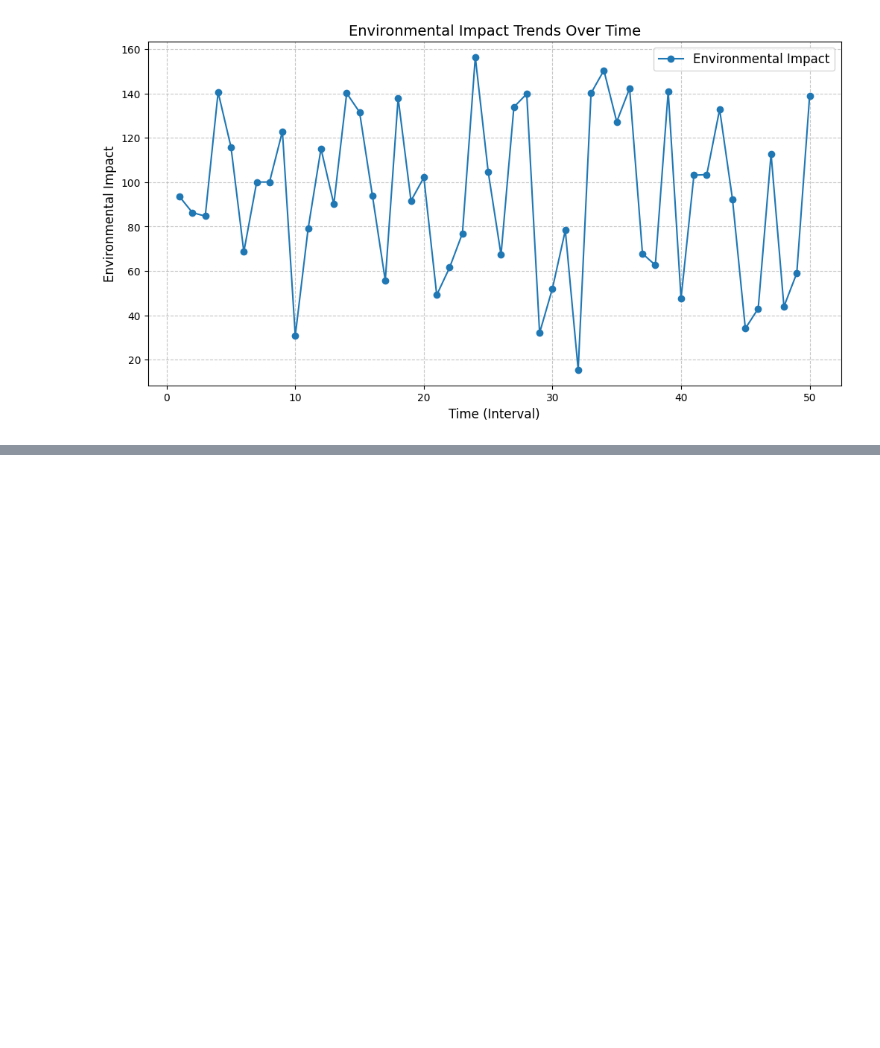
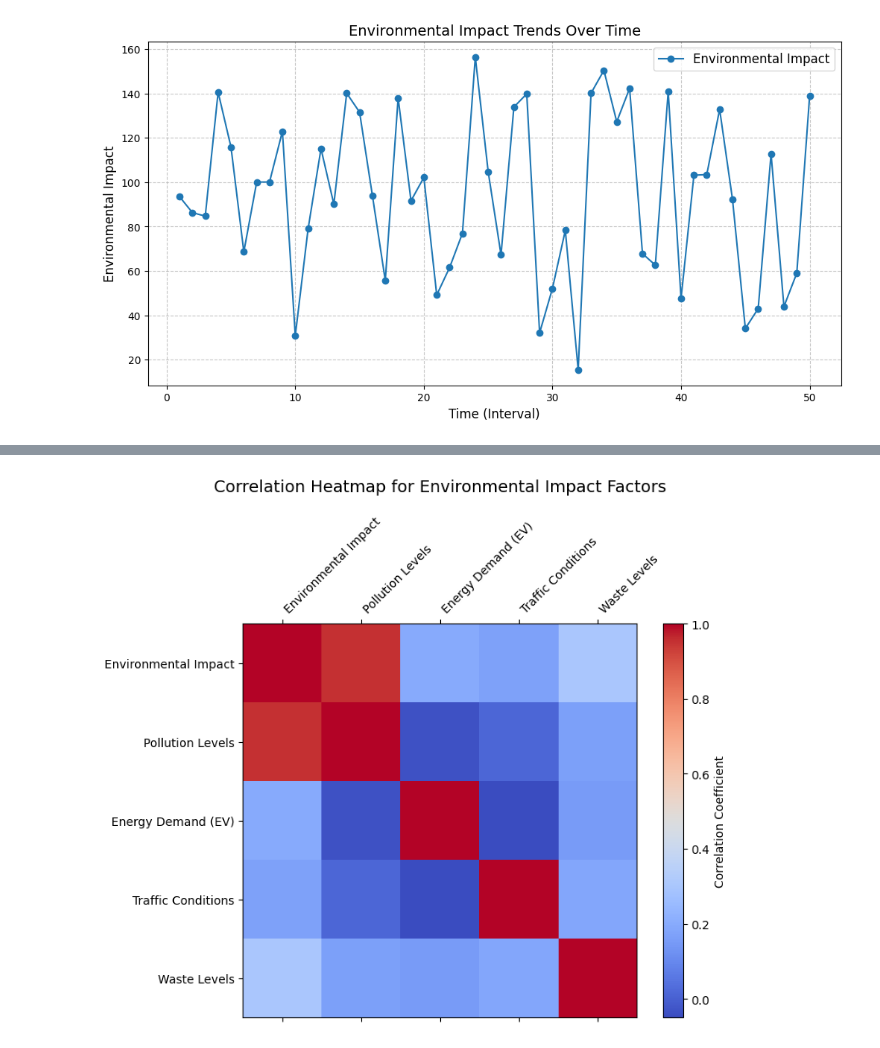
Before and after one commit to gredy/2021Z-DataVisualizationTechniques, a Jupyter notebook: THE_SMART_CITY.ipynb, the cells around one changed output, grey strips where cells are left out. Drawn from its saved outputs; the diff is of its cells as text; code cells hidden in the pictures; blank space fills up the shorter version.

```diff
--- a/THE_SMART_CITY.ipynb
+++ b/THE_SMART_CITY.ipynb
@@ -152,0 +155,26 @@ plt.show()
+# %%
+# Select relevant columns for correlation analysis
+correlation_factors = srs_data[[
+    "Environmental Impact",
+    "Pollution Levels",
+    "Energy Demand (EV)",
+    "Traffic Conditions",
+    "Waste Levels"
+]]
+
+# Compute correlation matrix
+correlation_matrix = correlation_factors.corr()
+
+# Display the correlation matrix
+#tools.display_dataframe_to_user(name="Correlation Matrix for Environmental Impact Factors", dataframe=correlation_matrix)
+
+# Plot the correlation heatmap
+plt.figure(figsize=(8, 6))
+plt.matshow(correlation_matrix, cmap='coolwarm', fignum=1)
+plt.colorbar(label='Correlation Coefficient')
+plt.xticks(range(len(correlation_matrix.columns)), correlation_matrix.columns, rotation=45, ha='left')
+plt.yticks(range(len(correlation_matrix.columns)), correlation_matrix.columns)
+plt.title("Correlation Heatmap for Environmental Impact Factors", pad=20, fontsize=14)
+plt.show()
+# %% [output]
+[figure, added]
```
Also changed, not shown: parts of 1 cell of this notebook.
